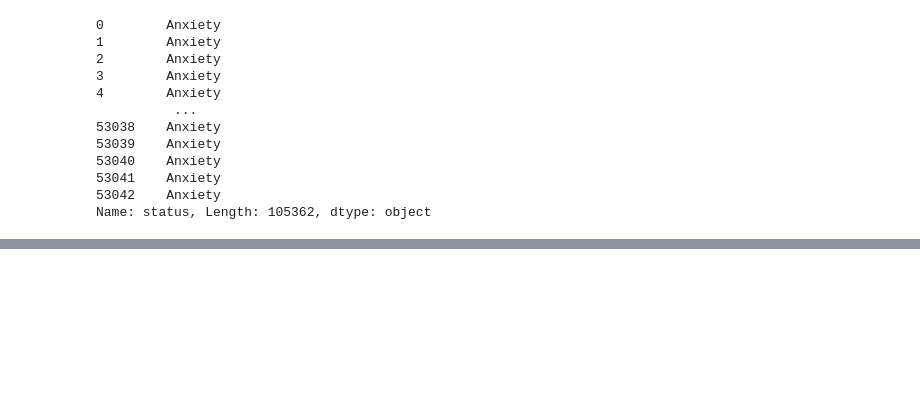
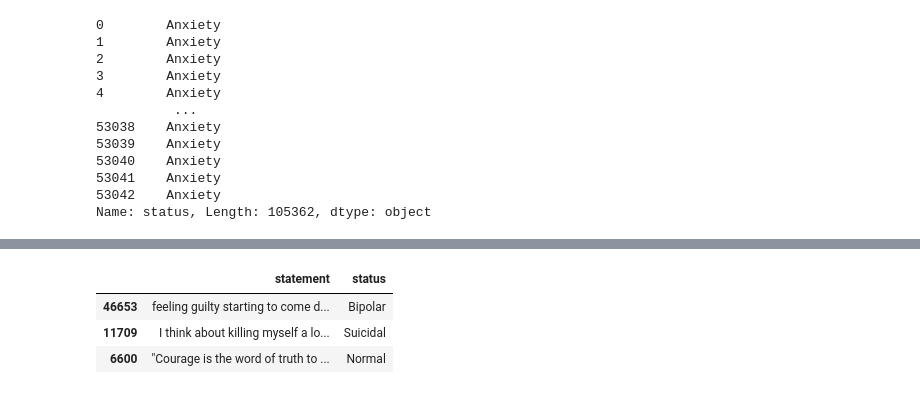
Before and after one commit to breanna-s/Mental-Health-Chatbot, a Jupyter notebook: EDA.ipynb, the cells around one changed output, grey strips where cells are left out. Cells and saved outputs as stored; diff of their text form; code cells hidden in the pictures; blank space fills up the shorter version.

```diff
--- a/EDA.ipynb
+++ b/EDA.ipynb
@@ -412,0 +483,7 @@ fig.show()
+# %%
+df.sample(3)
+# %% [output]
+|  | statement | status |
+| 46653 | feeling guilty starting to come d... | Bipolar |
+| 11709 | I think about killing myself a lo... | Suicidal |
+| 6600 | "Courage is the word of truth to ... | Normal |
```
Also changed, not shown: parts of 49 cells of this notebook, 1 other file.
